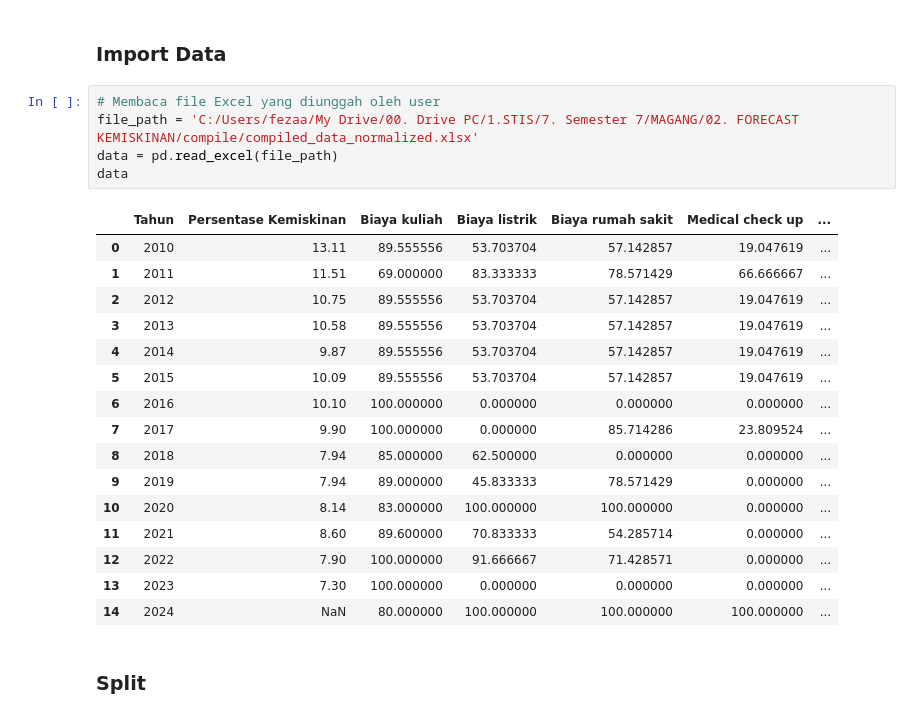
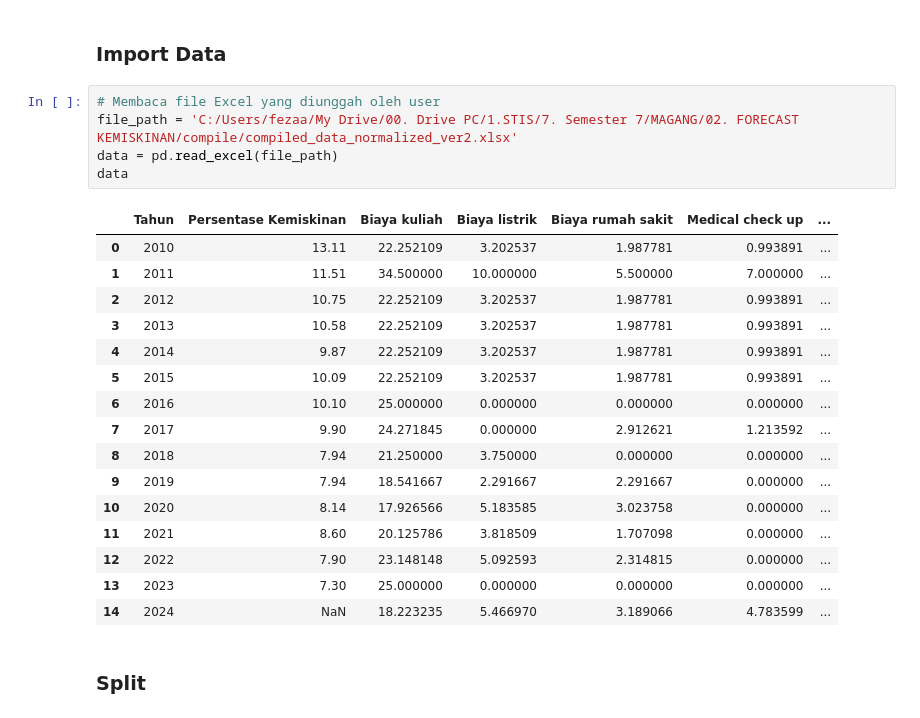
Before and after one commit to faqihindrll/dukunstatistik, a Jupyter notebook: model forecasting/forecast manual.ipynb, the cells around one changed output. Drawn from its saved outputs; the diff is of its cells as text.

Commit message:
fix normalisasi data

```diff
--- a/model forecasting/forecast manual.ipynb
+++ b/model forecasting/forecast manual.ipynb
@@ -15,26 +15,26 @@ import joblib
 ### Import Data
 # %%
 # Membaca file Excel yang diunggah oleh user
-file_path = 'C:/Users/fezaa/My Drive/00. Drive PC/1.STIS/7. Semester 7/MAGANG/02. FORECAST KEMISKINAN/compile/compiled_data_normalized.xlsx'
+file_path = 'C:/Users/fezaa/My Drive/00. Drive PC/1.STIS/7. Semester 7/MAGANG/02. FORECAST KEMISKINAN/compile/compiled_data_normalized_ver2.xlsx'
 data = pd.read_excel(file_path)
 data
 # %% [output]
 |  | Tahun | Persentase Kemiskinan | Biaya kuliah | Biaya listrik | Biaya rumah sakit | Medical check up | ... |
-| 0 | 2010 | 13.11 | 89.555556 | 53.703704 | 57.142857 | 19.047619 | ... |
-| 1 | 2011 | 11.51 | 69.000000 | 83.333333 | 78.571429 | 66.666667 | ... |
-| 2 | 2012 | 10.75 | 89.555556 | 53.703704 | 57.142857 | 19.047619 | ... |
-| 3 | 2013 | 10.58 | 89.555556 | 53.703704 | 57.142857 | 19.047619 | ... |
-| 4 | 2014 | 9.87 | 89.555556 | 53.703704 | 57.142857 | 19.047619 | ... |
-| 5 | 2015 | 10.09 | 89.555556 | 53.703704 | 57.142857 | 19.047619 | ... |
-| 6 | 2016 | 10.10 | 100.000000 | 0.000000 | 0.000000 | 0.000000 | ... |
-| 7 | 2017 | 9.90 | 100.000000 | 0.000000 | 85.714286 | 23.809524 | ... |
-| 8 | 2018 | 7.94 | 85.000000 | 62.500000 | 0.000000 | 0.000000 | ... |
-| 9 | 2019 | 7.94 | 89.000000 | 45.833333 | 78.571429 | 0.000000 | ... |
-| 10 | 2020 | 8.14 | 83.000000 | 100.000000 | 100.000000 | 0.000000 | ... |
-| 11 | 2021 | 8.60 | 89.600000 | 70.833333 | 54.285714 | 0.000000 | ... |
-| 12 | 2022 | 7.90 | 100.000000 | 91.666667 | 71.428571 | 0.000000 | ... |
-| 13 | 2023 | 7.30 | 100.000000 | 0.000000 | 0.000000 | 0.000000 | ... |
-| 14 | 2024 | NaN | 80.000000 | 100.000000 | 100.000000 | 100.000000 | ... |
+| 0 | 2010 | 13.11 | 22.252109 | 3.202537 | 1.987781 | 0.993891 | ... |
+| 1 | 2011 | 11.51 | 34.500000 | 10.000000 | 5.500000 | 7.000000 | ... |
+| 2 | 2012 | 10.75 | 22.252109 | 3.202537 | 1.987781 | 0.993891 | ... |
+| 3 | 2013 | 10.58 | 22.252109 | 3.202537 | 1.987781 | 0.993891 | ... |
+| 4 | 2014 | 9.87 | 22.252109 | 3.202537 | 1.987781 | 0.993891 | ... |
+| 5 | 2015 | 10.09 | 22.252109 | 3.202537 | 1.987781 | 0.993891 | ... |
+| 6 | 2016 | 10.10 | 25.000000 | 0.000000 | 0.000000 | 0.000000 | ... |
+| 7 | 2017 | 9.90 | 24.271845 | 0.000000 | 2.912621 | 1.213592 | ... |
+| 8 | 2018 | 7.94 | 21.250000 | 3.750000 | 0.000000 | 0.000000 | ... |
+| 9 | 2019 | 7.94 | 18.541667 | 2.291667 | 2.291667 | 0.000000 | ... |
+| 10 | 2020 | 8.14 | 17.926566 | 5.183585 | 3.023758 | 0.000000 | ... |
+| 11 | 2021 | 8.60 | 20.125786 | 3.818509 | 1.707098 | 0.000000 | ... |
+| 12 | 2022 | 7.90 | 23.148148 | 5.092593 | 2.314815 | 0.000000 | ... |
+| 13 | 2023 | 7.30 | 25.000000 | 0.000000 | 0.000000 | 0.000000 | ... |
+| 14 | 2024 | NaN | 18.223235 | 5.466970 | 3.189066 | 4.783599 | ... |
 # %% [markdown]
 ### Split
 # %%
```
Also changed, not shown: parts of 14 cells of this notebook, 9 other files.
